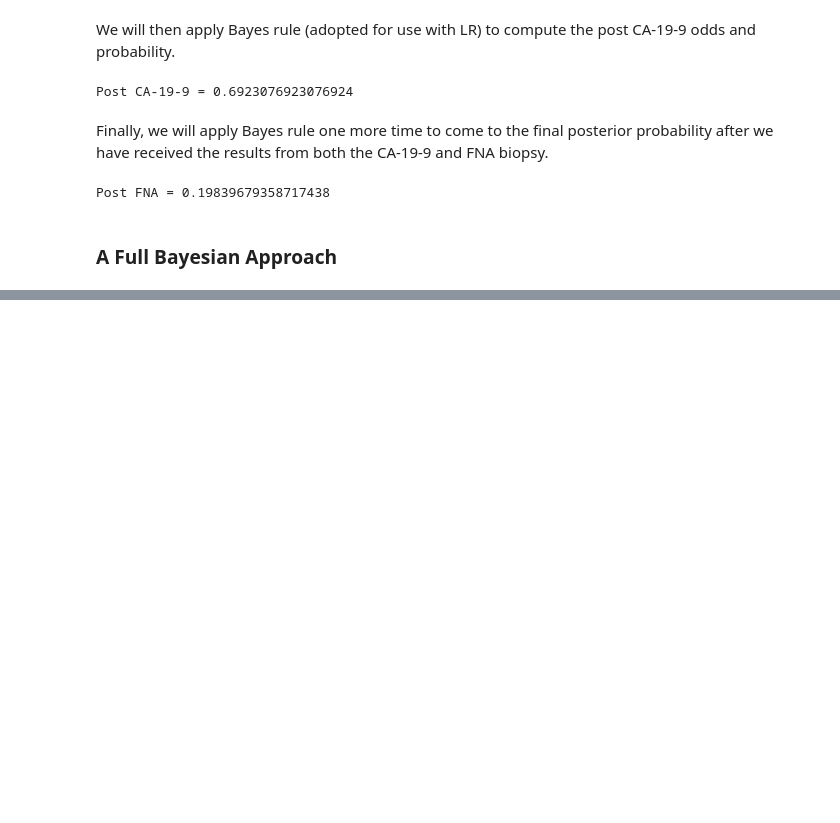
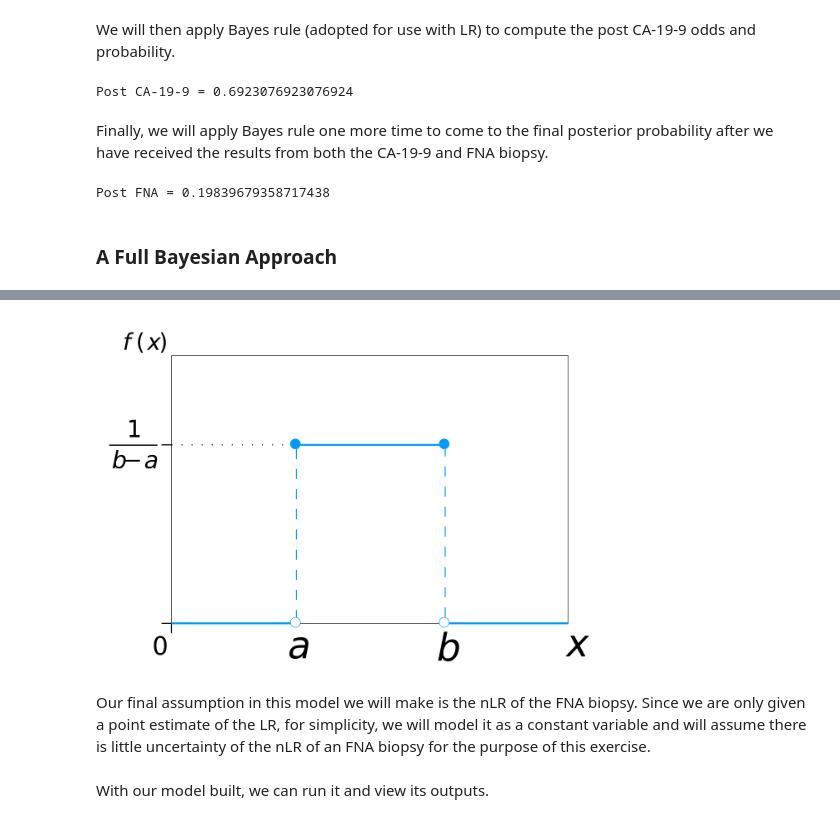
Before and after one commit to sidhomj/manesh_bayesian, a Jupyter notebook: Analysis.ipynb, the cells around one changed output, grey strips where cells are left out. Saved outputs shown, nothing was run; the diff lists cells and outputs as text; code cells hidden in the pictures; blank space fills up the shorter version.

```diff
--- a/Analysis.ipynb
+++ b/Analysis.ipynb
@@ -57,2 +70,8 @@ One particular short-coming of doing an analysis above is our calculations do no
+# %%
+Image(filename='uniform.png', width=500)
+# %% [output]
+[figure, added]
+# %% [markdown]
+Our final assumption in this model we will make is the nLR of the FNA biopsy. Since we are only given a point estimate of the LR, for simplicity, we will model it as a constant variable and will assume there is little uncertainty of the nLR of an FNA biopsy for the purpose of this exercise.
 # %%
 def run_model():
@@ -87,6 +104,8 @@ def run_model():
 
         model_trace = pm.sample(cores=1,chains=1,draws=10000)
         return model_trace
+# %% [markdown]
+With our model built, we can run it and view its outputs.
 # %%
 model_trace = run_model()
 # %% [output]
```
Also changed, not shown: parts of 12 cells of this notebook.
